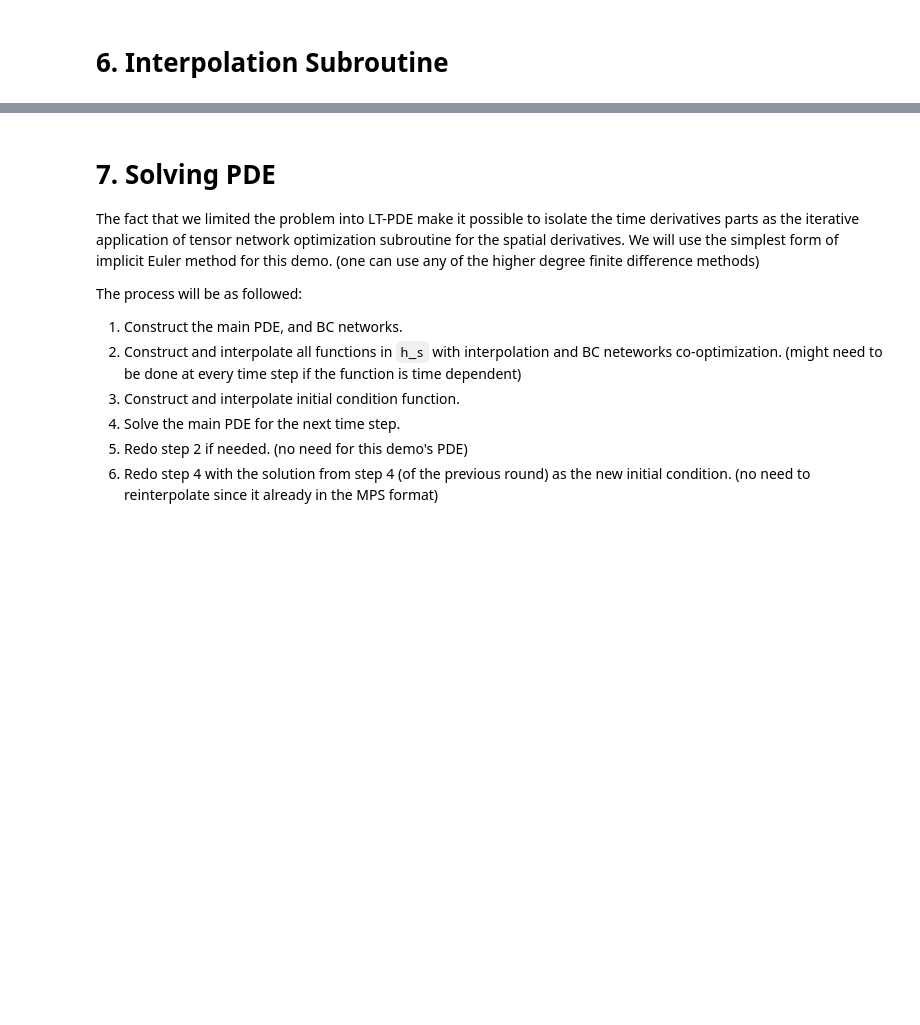
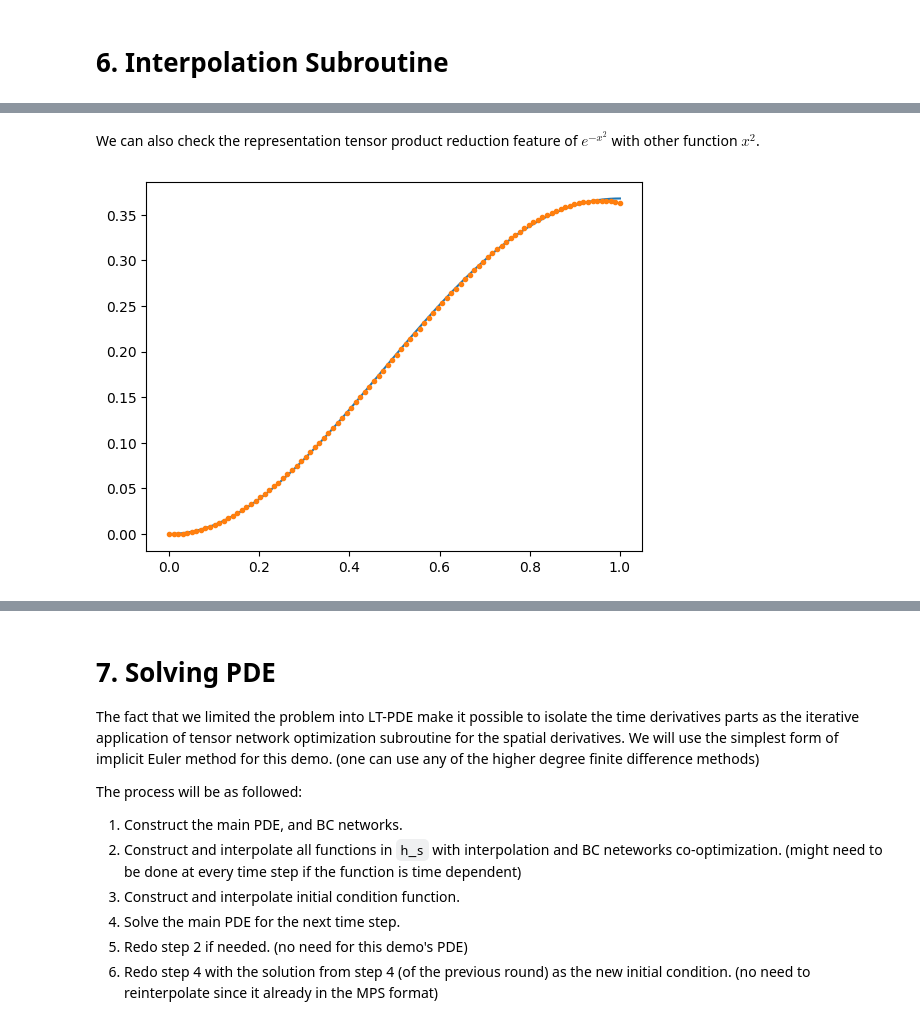
Before and after one commit to c-earth/TNPDE, a Jupyter notebook: demo.ipynb, the cells around one changed output, grey strips where cells are left out. Saved outputs shown, nothing was run; the diff lists cells and outputs as text; code cells hidden in the pictures; blank space fills up the shorter version.

```diff
--- a/demo.ipynb
+++ b/demo.ipynb
@@ -178,0 +199,18 @@ plt.show()
+# %% [markdown]
+We can also check the representation tensor product reduction feature of $e^{-x^2}$ with other function $x^2$.
+# %%
+fun_check_2 = lambda x: np.array(x)**2
+rep_check_2 = basis.element_fun2rep(fun_check_2)
+
+fun_tp_check = lambda x: np.array(x)**2 * np.exp(-np.array(x)**2)
+rep_tp_check = basis.tp(rep_check, rep_check_2)
+fun_tp_rec_check = basis.element_rep2fun(rep_tp_check)
+
+x = np.linspace(0, 1, 100)
+
+plt.figure()
+plt.plot(x, fun_tp_check(x))
+plt.plot(x, fun_tp_rec_check(x), '.')
+plt.show()
+# %% [output]
+[figure, added]
```
Also changed, not shown: parts of 24 cells of this notebook, 3 other files.
